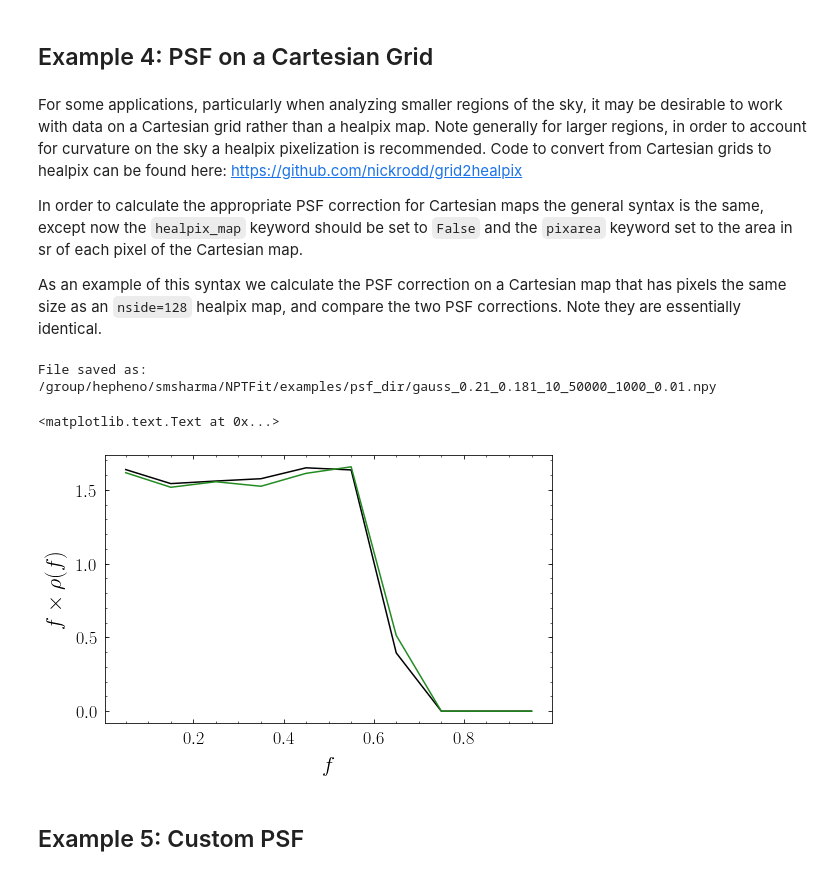
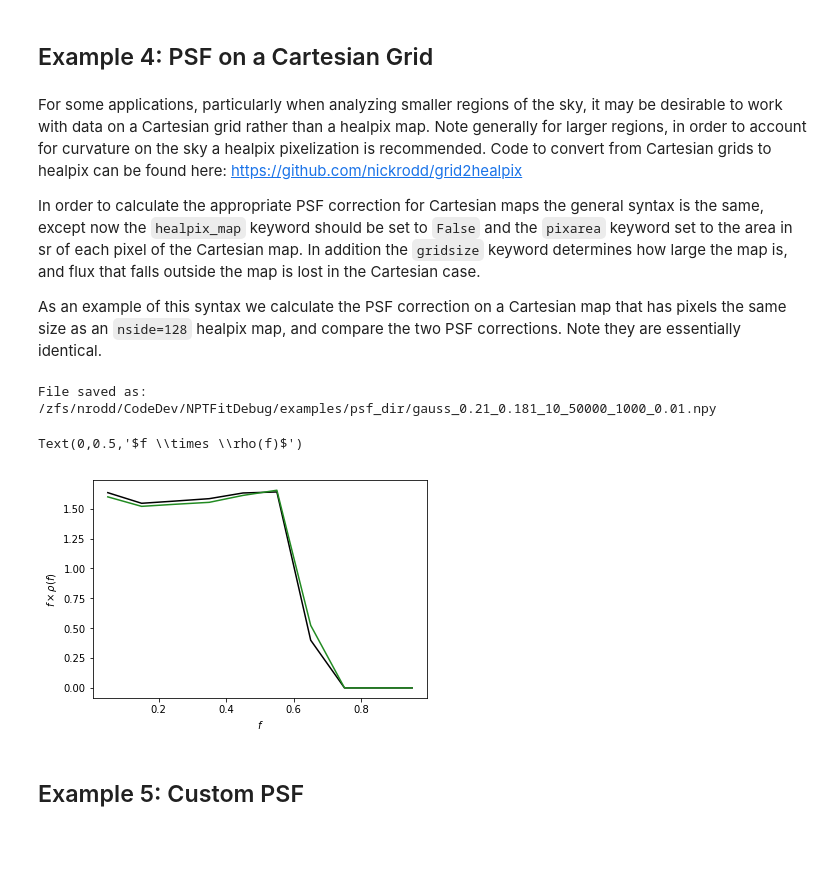
Before and after one commit to bsafdi/NPTFit, a Jupyter notebook: examples/Example5_PSF_Correction.ipynb, the cells around one changed output. Cells and saved outputs as stored; diff of their text form; code cells hidden in the pictures; blank space fills up the shorter version.

Commit message:
Added gridsize ot example 5

```diff
--- a/examples/Example5_PSF_Correction.ipynb
+++ b/examples/Example5_PSF_Correction.ipynb
@@ -127,23 +127,23 @@ File saved as: /group/hepheno/smsharma/NPTFit/examples/psf_dir/gauss_64_0.181_10
 # %% [markdown]
 For some applications, particularly when analyzing smaller regions of the sky, it may be desirable to work with data on a Cartesian grid rather than a healpix map. Note generally for larger regions, in order to account for curvature on the sky a healpix pixelization is recommended. Code to convert from Cartesian grids to healpix can be found here: https://github.com/nickrodd/grid2healpix
 
-In order to calculate the appropriate PSF correction for Cartesian maps the general syntax is the same, except now the `healpix_map` keyword should be set to `False` and the `pixarea` keyword set to the area in sr of each pixel of the Cartesian map.
+In order to calculate the appropriate PSF correction for Cartesian maps the general syntax is the same, except now the `healpix_map` keyword should be set to `False` and the `pixarea` keyword set to the area in sr of each pixel of the Cartesian map. In addition the `gridsize` keyword determines how large the map is, and flux that falls outside the map is lost in the Cartesian case.
 
 As an example of this syntax we calculate the PSF correction on a Cartesian map that has pixels the same size as an `nside=128` healpix map, and compare the two PSF corrections. Note they are essentially identical.
 # %%
 pixarea = 4*np.pi/(12*128*128)
-pc_inst = pc.PSFCorrection(psf_sigma_deg=0.1812, healpix_map=False, pixarea=pixarea)
+pc_inst = pc.PSFCorrection(psf_sigma_deg=0.1812, healpix_map=False, pixarea=pixarea, gridsize=100)
 f_ary_8 = pc_inst.f_ary
 df_rho_div_f_ary_8 = pc_inst.df_rho_div_f_ary
 
 plt.plot(f_ary_1,f_ary_1**2*df_rho_div_f_ary_1/(f_ary_1[1]-f_ary_1[0]),color='black', label=r'healpix', lw = 1.5)
 plt.plot(f_ary_8,f_ary_8**2*df_rho_div_f_ary_8/(f_ary_8[1]-f_ary_8[0]),color='forestgreen', label=r'cartesian', lw = 1.5)
 plt.xlabel('$f$')
 plt.ylabel('$f \\times \\rho(f)$')
 # %% [output]
-File saved as: /group/hepheno/smsharma/NPTFit/examples/psf_dir/gauss_0.21_0.181_10_50000_1000_0.01.npy
+File saved as: /zfs/nrodd/CodeDev/NPTFitDebug/examples/psf_dir/gauss_0.21_0.181_10_50000_1000_0.01.npy
-<matplotlib.text.Text at 0x...>
+Text(0,0.5,'$f \\times \\rho(f)$')
-[figure, old version]
+[figure, new version]
 # %% [markdown]
 ## Example 5: Custom PSF
 # %% [markdown]
```
Also changed, not shown: parts of 5 cells of this notebook.
